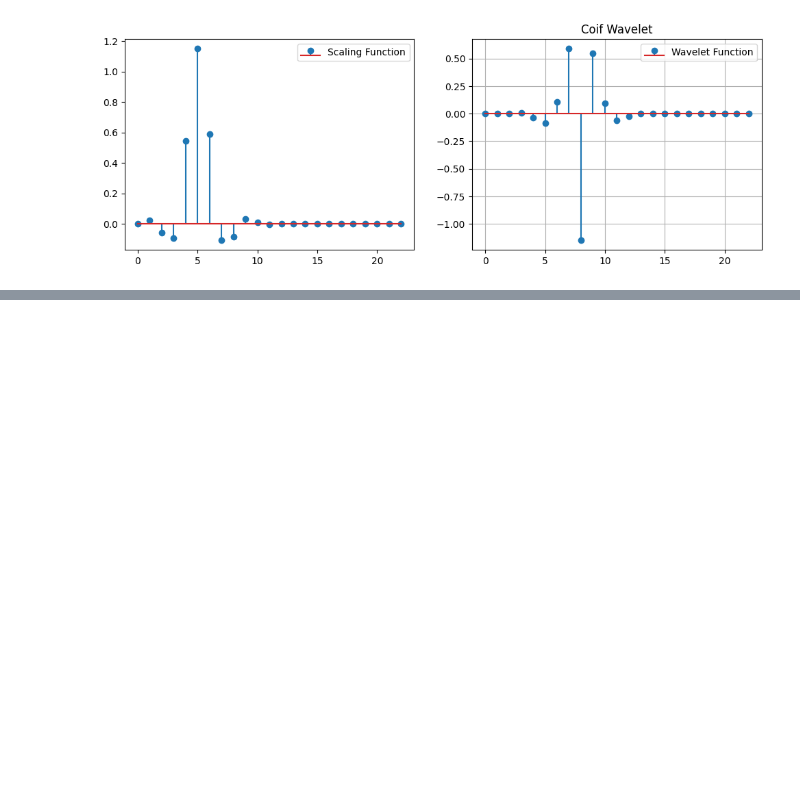
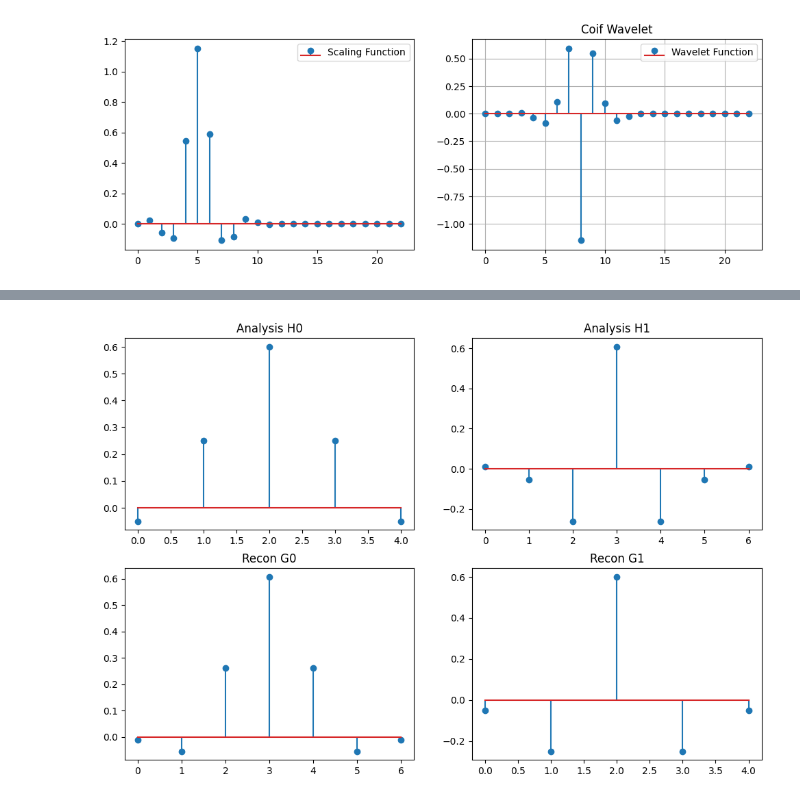
Before and after one commit to GSNikhil/inpainting-detection, a Jupyter notebook: wavelets.ipynb, the cells around one changed output, grey strips where cells are left out. Drawn from its saved outputs; the diff is of its cells as text; code cells hidden in the pictures; blank space fills up the shorter version.

```diff
--- a/wavelets.ipynb
+++ b/wavelets.ipynb
@@ -69,0 +112,27 @@ Number of vanishing moments in scale 3
+# %%
+import dtcwt.coeffs
+
+
+coeefs = dtcwt.coeffs.biort('near_sym_a')
+h0, g0, h1, g1 = coeefs
+# %%
+plt.figure(figsize=(12, 8))
+plt.subplot(2, 2, 1)
+plt.stem(h0)
+plt.title("Analysis H0")
+
+plt.subplot(2, 2, 2)
+plt.stem(h1)
+plt.title("Analysis H1")
+
+plt.subplot(2, 2, 3)
+plt.stem(g0)
+plt.title("Recon G0")
+
+plt.subplot(2, 2, 4)
+plt.stem(g1)
+plt.title("Recon G1")
+
+plt.show()
+# %% [output]
+[figure, added]
```
Also changed, not shown: parts of 3 cells of this notebook.
